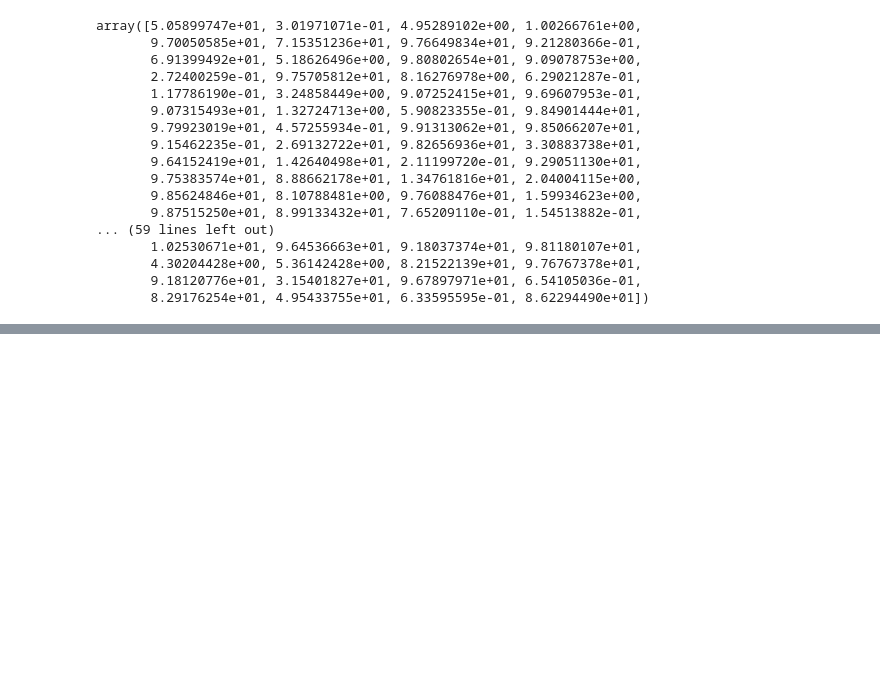
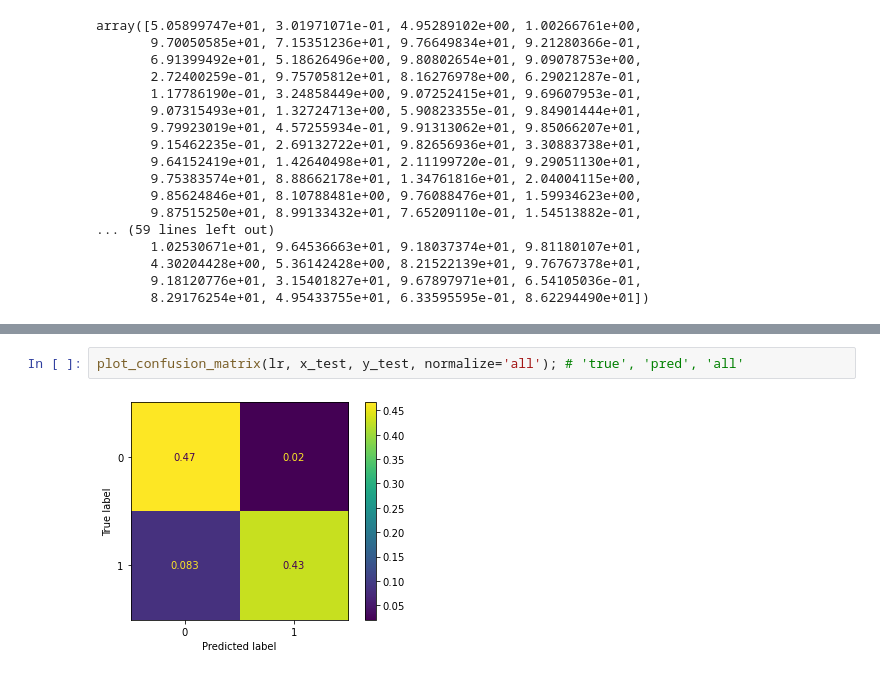
Before and after one commit to fabiobarreto-data-science/Data-Science---Let-s-Code, a Jupyter notebook: Regressão Logística_Revisão.ipynb, the cells around one changed output, grey strips where cells are left out. Saved outputs shown, nothing was run; the diff lists cells and outputs as text; blank space fills up the shorter version.

```diff
--- a/Regressão Logística_Revisão.ipynb
+++ b/Regressão Logística_Revisão.ipynb
@@ -187,0 +226,4 @@ array([5.05899747e+01, 3.01971071e-01, 4.95289102e+00, 1.00266761e+00,
+# %%
+plot_confusion_matrix(lr, x_test, y_test, normalize='all'); # 'true', 'pred', 'all'
+# %% [output]
+[figure, added]
```
Also changed, not shown: parts of 33 cells of this notebook.
